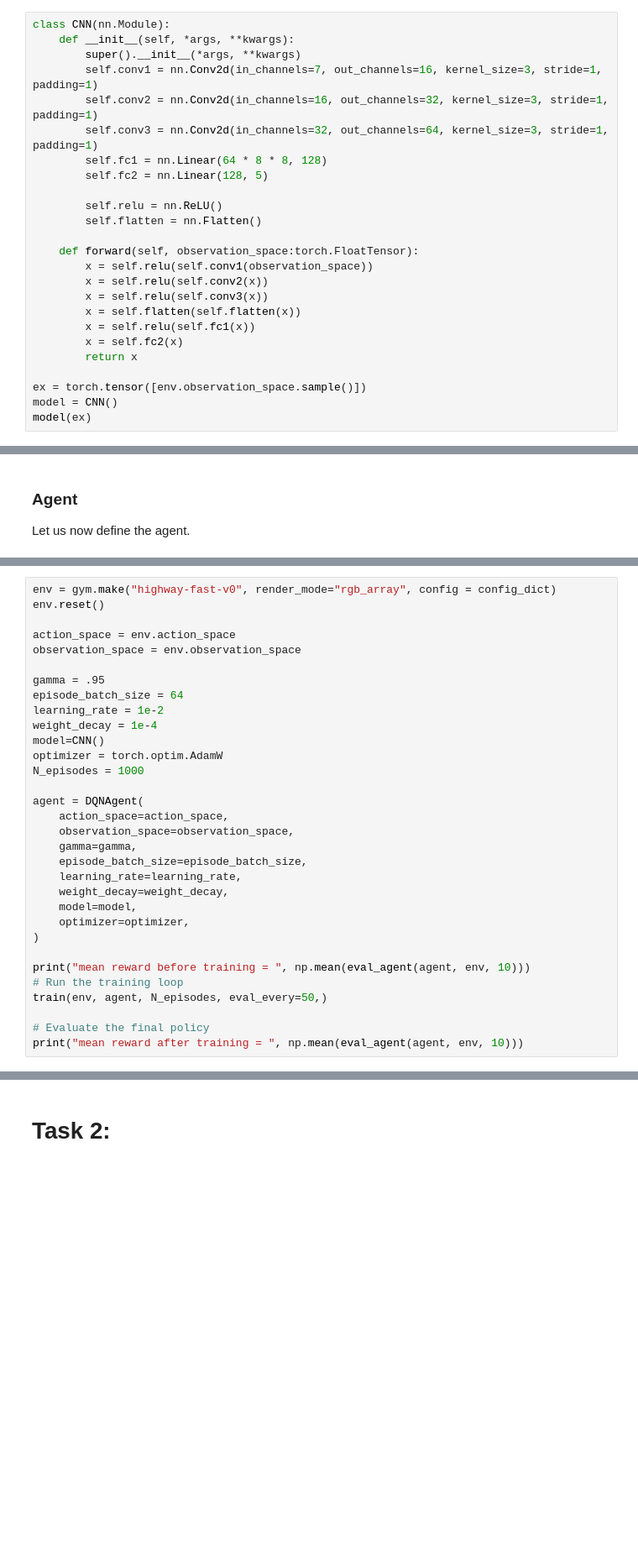
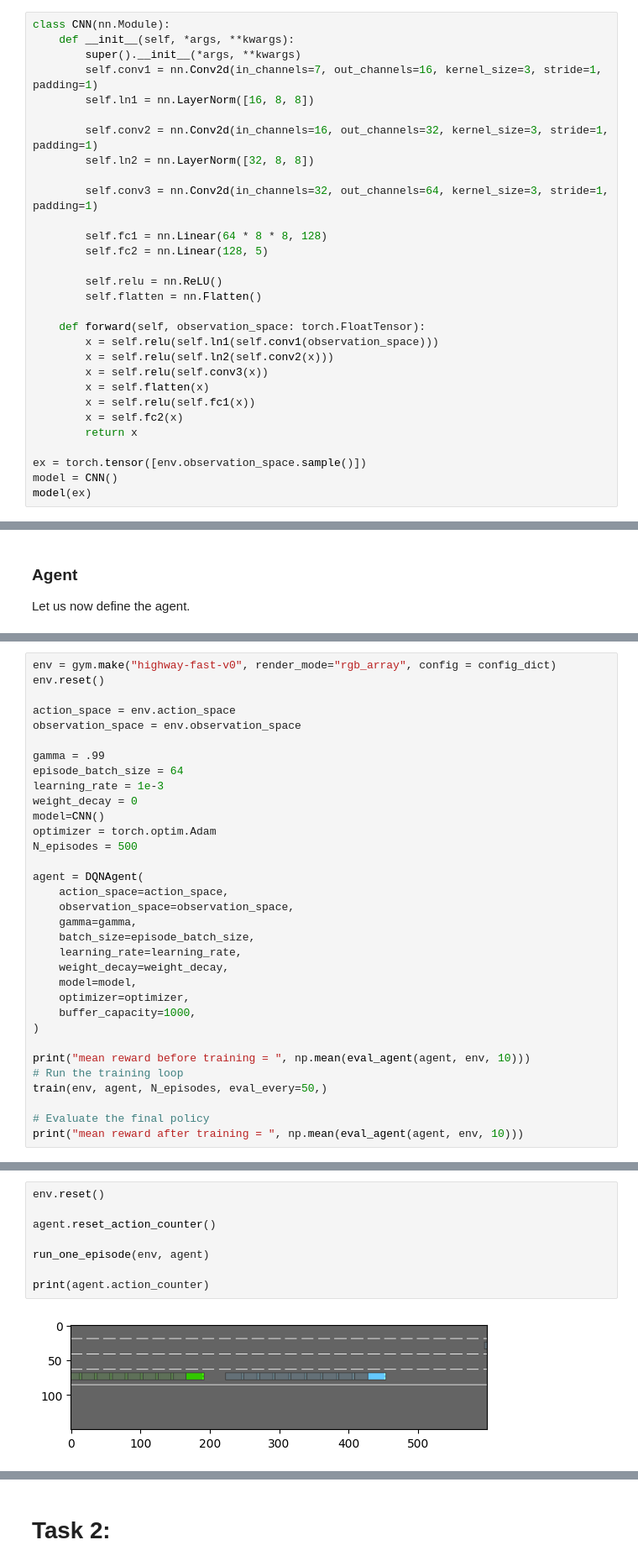
Before and after one commit to Bodartofficiel/rl-2024-2025, a Jupyter notebook: Projet/RL_project.ipynb, the cells around one changed output, grey strips where cells are left out. Shown at 84% size. Drawn from its saved outputs; the diff is of its cells as text; blank space fills up the shorter version.

```diff
--- a/Projet/RL_project.ipynb
+++ b/Projet/RL_project.ipynb
@@ -180,19 +226,24 @@ class CNN(nn.Module):
     def __init__(self, *args, **kwargs):
         super().__init__(*args, **kwargs)
         self.conv1 = nn.Conv2d(in_channels=7, out_channels=16, kernel_size=3, stride=1, padding=1)
+        self.ln1 = nn.LayerNorm([16, 8, 8])
+
         self.conv2 = nn.Conv2d(in_channels=16, out_channels=32, kernel_size=3, stride=1, padding=1)
+        self.ln2 = nn.LayerNorm([32, 8, 8])
+
         self.conv3 = nn.Conv2d(in_channels=32, out_channels=64, kernel_size=3, stride=1, padding=1)
+
         self.fc1 = nn.Linear(64 * 8 * 8, 128)
         self.fc2 = nn.Linear(128, 5)
 
         self.relu = nn.ReLU()
         self.flatten = nn.Flatten()
 
-    def forward(self, observation_space:torch.FloatTensor):
-        x = self.relu(self.conv1(observation_space))
-        x = self.relu(self.conv2(x))
+    def forward(self, observation_space: torch.FloatTensor):
+        x = self.relu(self.ln1(self.conv1(observation_space)))
+        x = self.relu(self.ln2(self.conv2(x)))
         x = self.relu(self.conv3(x))
-        x = self.flatten(self.flatten(x))
+        x = self.flatten(x)
         x = self.relu(self.fc1(x))
         x = self.fc2(x)
         return x
@@ -314,23 +359,24 @@ env.reset()
 action_space = env.action_space
 observation_space = env.observation_space
 
-gamma = .95
+gamma = .99
 episode_batch_size = 64
-learning_rate = 1e-2
-weight_decay = 1e-4
+learning_rate = 1e-3
+weight_decay = 0
 model=CNN()
-optimizer = torch.optim.AdamW
-N_episodes = 1000
+optimizer = torch.optim.Adam
+N_episodes = 500
 
 agent = DQNAgent(
     action_space=action_space,
     observation_space=observation_space,
     gamma=gamma,
-    episode_batch_size=episode_batch_size,
+    batch_size=episode_batch_size,
     learning_rate=learning_rate,
     weight_decay=weight_decay,
     model=model,
     optimizer=optimizer,
+    buffer_capacity=1000,
 )
 
 print("mean reward before training = ", np.mean(eval_agent(agent, env, 10)))
@@ -357,0 +391,10 @@ run_one_episode(env, agent)
+# %%
+env.reset()
+
+agent.reset_action_counter()
+
+run_one_episode(env, agent)
+
+print(agent.action_counter)
+# %% [output]
+[figure, added]
```
Also changed, not shown: parts of 12 cells of this notebook.
